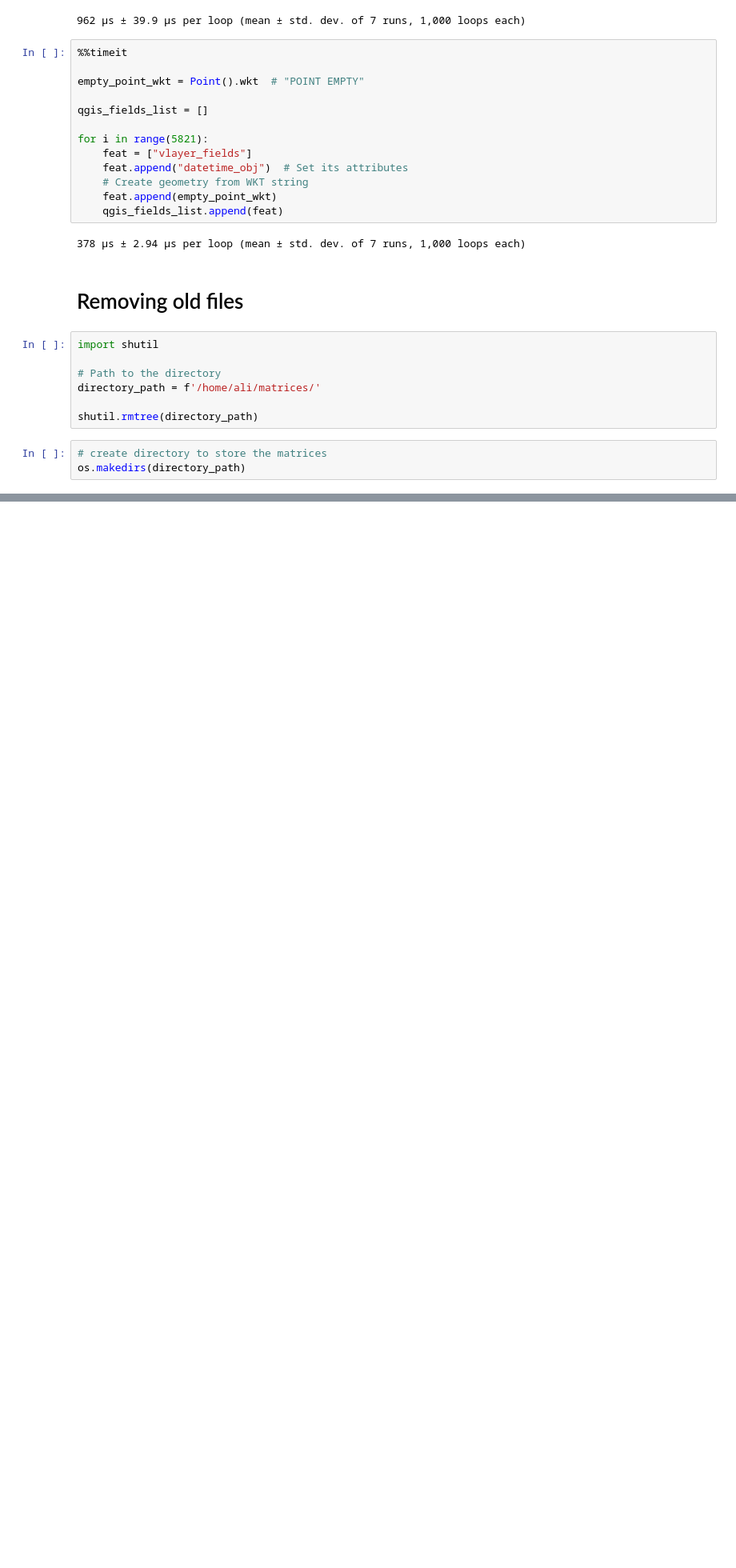
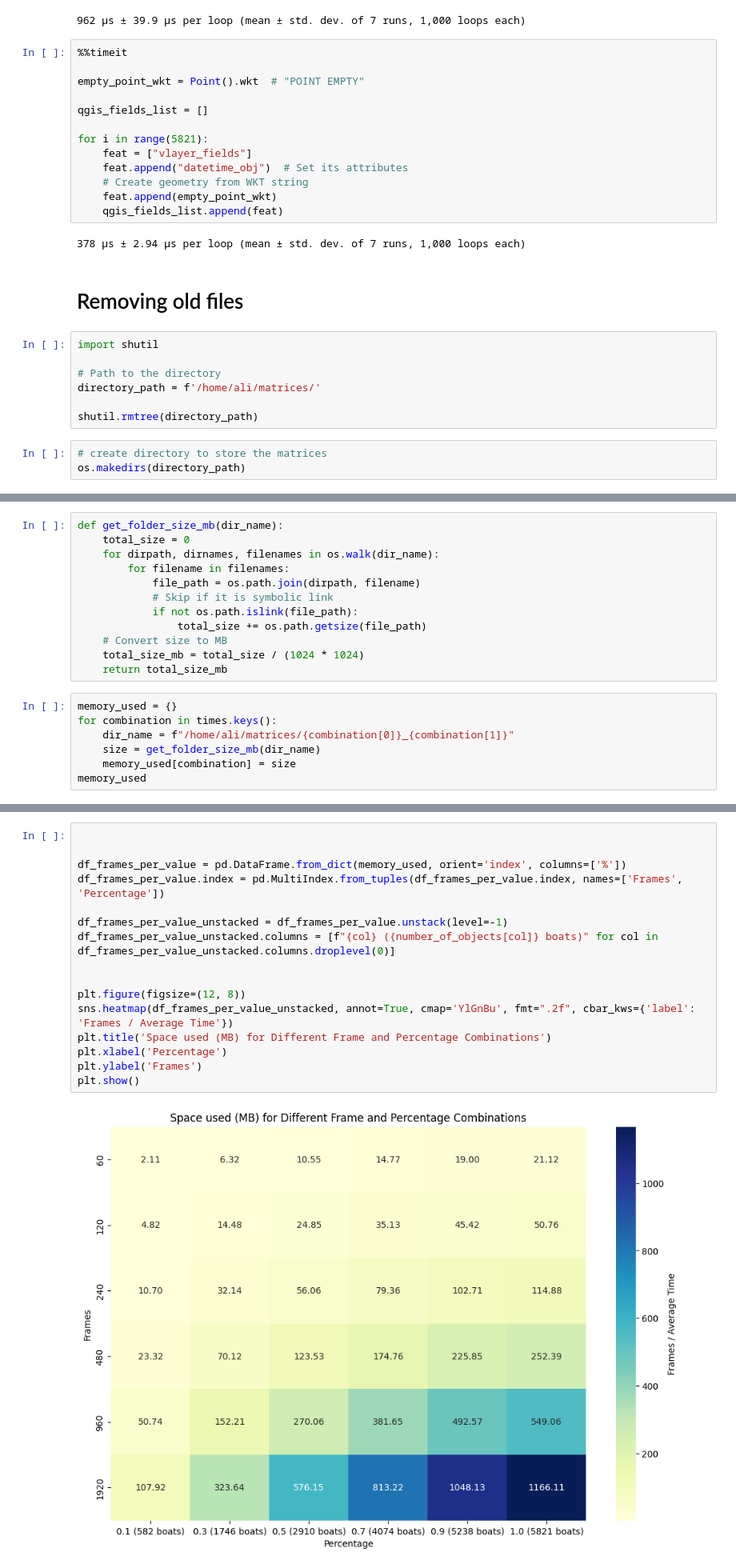
Before and after one commit to amanzer/QGIS-MobilityDB, a Jupyter notebook: experiment9_sql_optimization/matrix_code_optimizations.ipynb, the cells around one changed output, grey strips where cells are left out. Shown: that part at 80% size. Cells and saved outputs as stored; diff of their text form; blank space fills up the shorter version.

```diff
--- a/experiment9_sql_optimization/matrix_code_optimizations.ipynb
+++ b/experiment9_sql_optimization/matrix_code_optimizations.ipynb
@@ -885,0 +1618,19 @@ os.makedirs(directory_path)
+# %%
+def get_folder_size_mb(dir_name):
+    total_size = 0
+    for dirpath, dirnames, filenames in os.walk(dir_name):
+        for filename in filenames:
+            file_path = os.path.join(dirpath, filename)
+            # Skip if it is symbolic link
+            if not os.path.islink(file_path):
+                total_size += os.path.getsize(file_path)
+    # Convert size to MB
+    total_size_mb = total_size / (1024 * 1024)
+    return total_size_mb
+# %%
+memory_used = {}
+for combination in times.keys():
+    dir_name = f"/home/ali/matrices/{combination[0]}_{combination[1]}"
+    size = get_folder_size_mb(dir_name)
+    memory_used[combination] = size
+memory_used
@@ -885,0 +1655,18 @@ os.makedirs(directory_path)
+# %%
+
+
+df_frames_per_value = pd.DataFrame.from_dict(memory_used, orient='index', columns=['%'])
+df_frames_per_value.index = pd.MultiIndex.from_tuples(df_frames_per_value.index, names=['Frames', 'Percentage'])
+
+df_frames_per_value_unstacked = df_frames_per_value.unstack(level=-1)
+df_frames_per_value_unstacked.columns = [f"{col} ({number_of_objects[col]} boats)" for col in df_frames_per_value_unstacked.columns.droplevel(0)]
+
+
+plt.figure(figsize=(12, 8))
+sns.heatmap(df_frames_per_value_unstacked, annot=True, cmap='YlGnBu', fmt=".2f", cbar_kws={'label': 'Frames / Average Time'})
+plt.title('Space used (MB) for Different Frame and Percentage Combinations')
+plt.xlabel('Percentage')
+plt.ylabel('Frames')
+plt.show()
+# %% [output]
+[figure, added]
```
Also changed, not shown: parts of 52 cells of this notebook, 3 other files.
